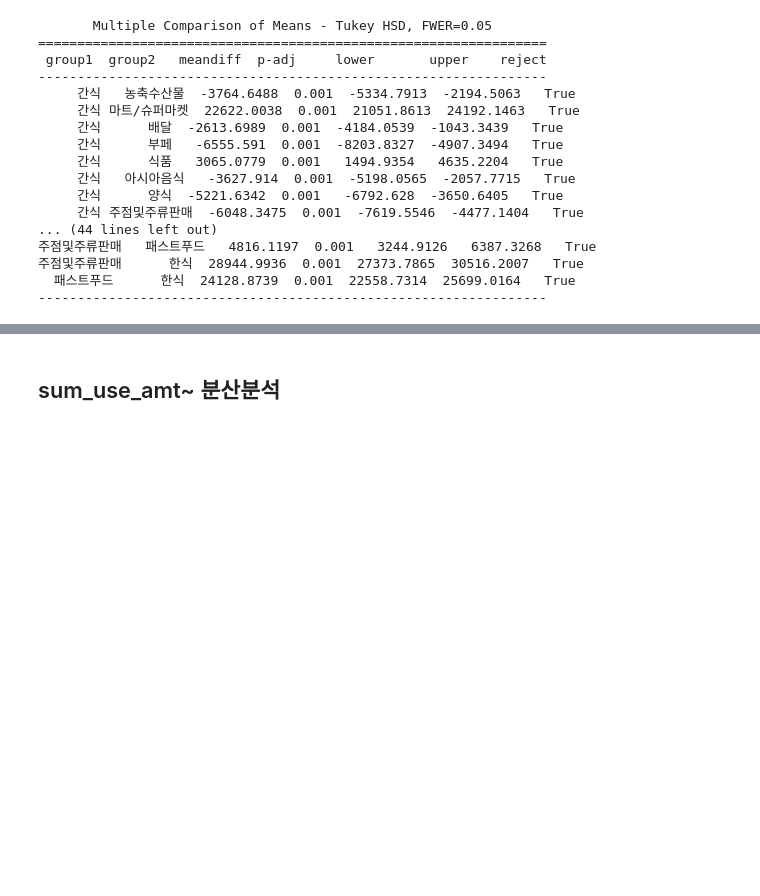
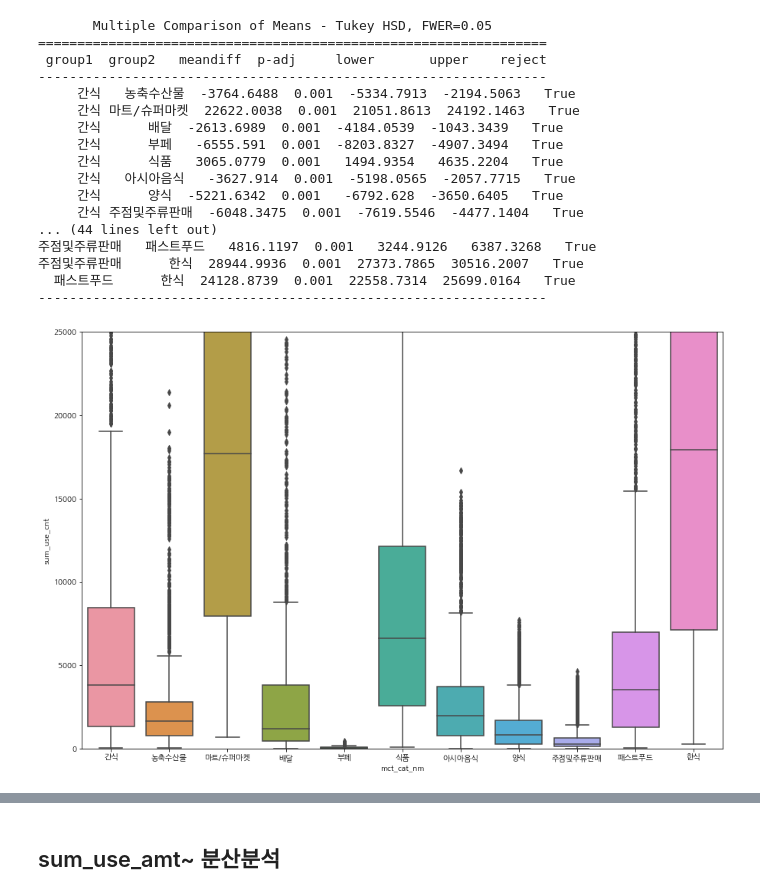
Before and after one commit to JISU1012/BigContest_2021, a Jupyter notebook: 분산분석(카드 소비, 내국인).ipynb, the cells around one changed output, grey strips where cells are left out. Cells and saved outputs as stored; diff of their text form; code cells hidden in the pictures; blank space fills up the shorter version.

```diff
--- a/분산분석(카드 소비, 내국인).ipynb
+++ b/분산분석(카드 소비, 내국인).ipynb
@@ -11,10 +11,22 @@ import warnings
 warnings.filterwarnings('ignore')
 
 # 다중비교 (Tukey)
-from statsmodels.stats.multicomp import pairwise_tukeyhsd\
+from statsmodels.stats.multicomp import pairwise_tukeyhsd
 
 # 지수 표현 없애기 위해
 pd.options.display.float_format = '{:.4f}'.format
+
+# 박스 플롯 때문
+import seaborn as sns
+import matplotlib.pyplot as plt
+
+from pylab import rcParams
+rcParams['figure.figsize'] = 15, 10
+
+# 독립 t검정
+from scipy.stats import ttest_ind
+# 대응 t검정
+from scipy.stats import ttest_rel
 # %% [markdown]
 ## 카드 소비 데이터 분산분석
 # %%
@@ -68,3 +80,27 @@ print(posthoc)
 주점및주류판매      한식  28944.9936  0.001  27373.7865  30516.2007   True
   패스트푸드      한식  24128.8739  0.001  22558.7314  25699.0164   True
 -----------------------------------------------------------------
+# %%
+x = card_df['mct_cat_nm']
+y = card_df['sum_use_cnt']
+
+# y축 로그변환
+#y = np.log(card_df['sum_use_cnt'])
+
+sns.boxplot(x, y, data=card_df)
+
+
+plt.ylim(0, 25000)
+plt.show()### sum_use_cnt~ 분산분석### sum_use_cnt~ 분산분석
+
+
+# 그룹화
+# 마트/슈퍼마켓, 한식### sum_use_cnt~ 분산분석
+# 식품
+# 간식, 패스트푸드
+# 농축수산물, 아시아음식
+# 배달, 양식
+# 주점및주류판매
+# 부페
+# %% [output]
+[figure, added]
```
Also changed, not shown: parts of 38 cells of this notebook.
